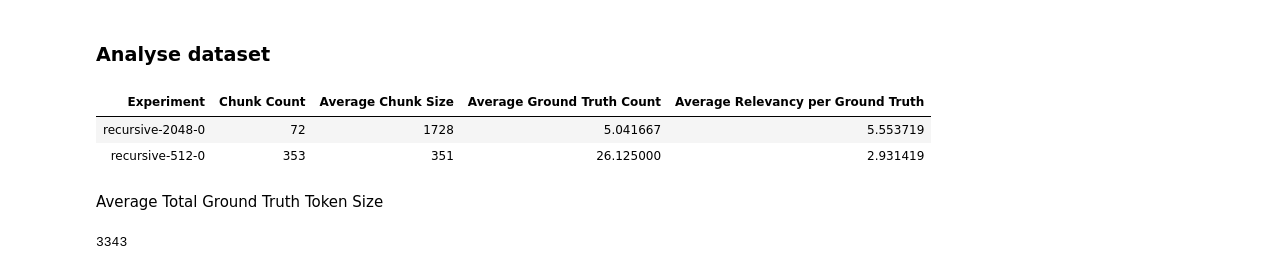
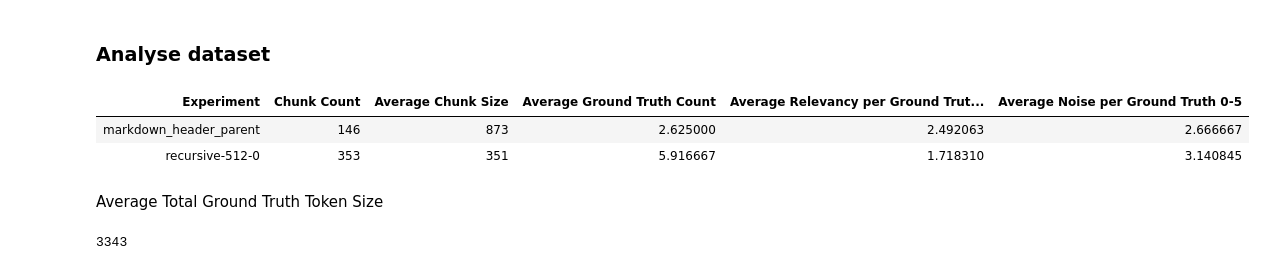
Before and after one commit to Leo310/rag-chunking-evaluation, a Jupyter notebook: my_benchmark.ipynb, the cells around one changed output. Cells and saved outputs as stored; diff of their text form; code cells hidden in the pictures.

Commit message:
added chunk noise measurement (still WIP)

```diff
--- a/my_benchmark.ipynb
+++ b/my_benchmark.ipynb
@@ -103,10 +104,10 @@ For each question type please generate 2 such questions about the provided docum
 
 generator_llm = ChatOpenAI(model="gpt-4o-mini", temperature=0)
 
-chain = question_generation_prompt | generator_llm | parser
+relevancy_chain = question_generation_prompt | generator_llm | parser
 questions = []
 for document in documents[:6]:
-    doc_questions = chain.invoke({"document": document.page_content})["questions"]
+    doc_questions = relevancy_chain.invoke({"document": document.page_content})["questions"]
     for question in doc_questions:
         question["source"] = document.metadata["source"]
 
@@ -269,26 +309,33 @@ Collecting ground truth for recursive-2048-0
 # %%
 from utils.data_loader import load_datasets
 datasets = load_datasets(data_dir)
 
-df = pd.DataFrame(columns=[ "Experiment", "Chunk Count", "Average Chunk Size", "Average Ground Truth Count","Average Relevancy per Ground Truth"])
+df = pd.DataFrame(columns=[ "Experiment", "Chunk Count", "Average Chunk Size", "Average Ground Truth Count","Average Relevancy per Ground Truth 0-4", "Average Noise per Ground Truth 0-5"])
 for experiment_name, questions in datasets.items():
     total_relevancy = 0
+    total_noise = 0
     total_ground_truth_count = 0
+    question_count = 0
     for question in questions:
-        for chunk_relevancy in question["ground_truth_chunks"].values():
+        # if question["type"] != "detailed":
+        #     continue
+        for chunk_relevancy, chunk_noise in question["ground_truth_chunks"].values():
             total_relevancy += chunk_relevancy
+            total_noise += chunk_noise
         total_ground_truth_count += len(question["ground_truth_chunks"])
+        question_count += 1
 
-    average_ground_truth_count = total_ground_truth_count / len(questions)
+    average_ground_truth_count = total_ground_truth_count / question_count
     average_relevancy_per_ground_truth = total_relevancy / total_ground_truth_count
+    average_noise_per_ground_truth = total_noise / total_ground_truth_count
     average_chunk_size = round(sum([len(chunk.page_content) for chunk in split_chunks[experiment_name]]) / len(split_chunks[experiment_name]))
-    df.loc[len(df)] = [experiment_name, len(split_chunks[experiment_name]), average_chunk_size, average_ground_truth_count, average_relevancy_per_ground_truth]
+    df.loc[len(df)] = [experiment_name, len(split_chunks[experiment_name]), average_chunk_size, average_ground_truth_count, average_relevancy_per_ground_truth, average_noise_per_ground_truth ]
 
 df.sort_values(by="Average Chunk Size", ascending=False).style.hide(axis="index")
 # %% [output]
-| Experiment | Chunk Count | Average Chunk Size | Average Ground Truth Count | Average Relevancy per Ground Truth |
-| recursive-2048-0 | 72 | 1728 | 5.041667 | 5.553719 |
-| recursive-512-0 | 353 | 351 | 26.125000 | 2.931419 |
+| Experiment | Chunk Count | Average Chunk Size | Average Ground Truth Count | Average Relevancy per Ground Trut... | Average Noise per Ground Truth 0-5 |
+| markdown_header_parent | 146 | 873 | 2.625000 | 2.492063 | 2.666667 |
+| recursive-512-0 | 353 | 351 | 5.916667 | 1.718310 | 3.140845 |
 # %% [markdown]
 Average Total Ground Truth Token Size
 # %%
```
Also changed, not shown: parts of 8 cells of this notebook, 19 other files.
